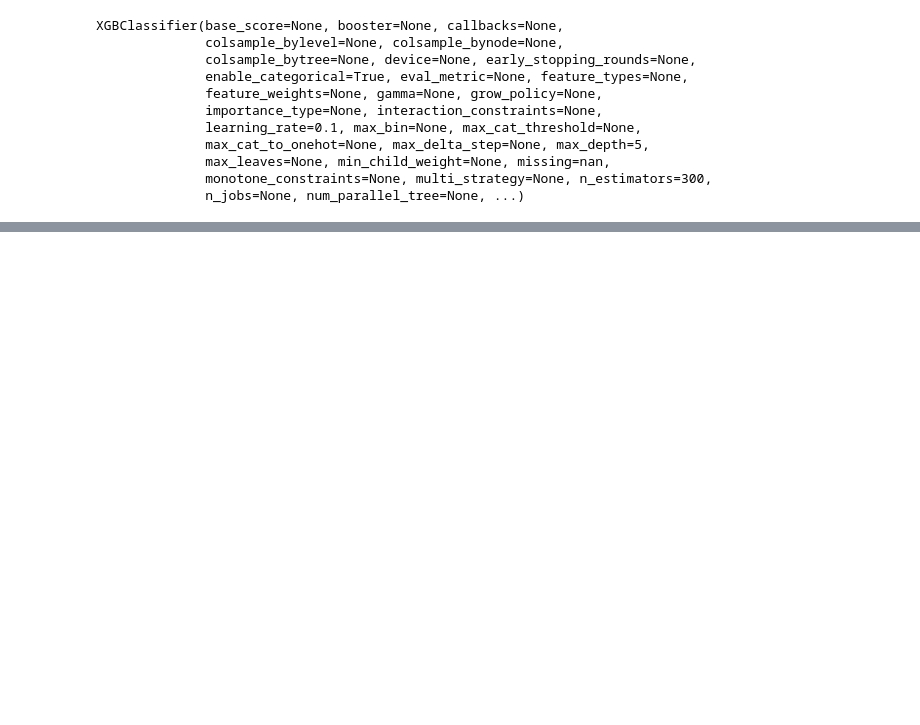
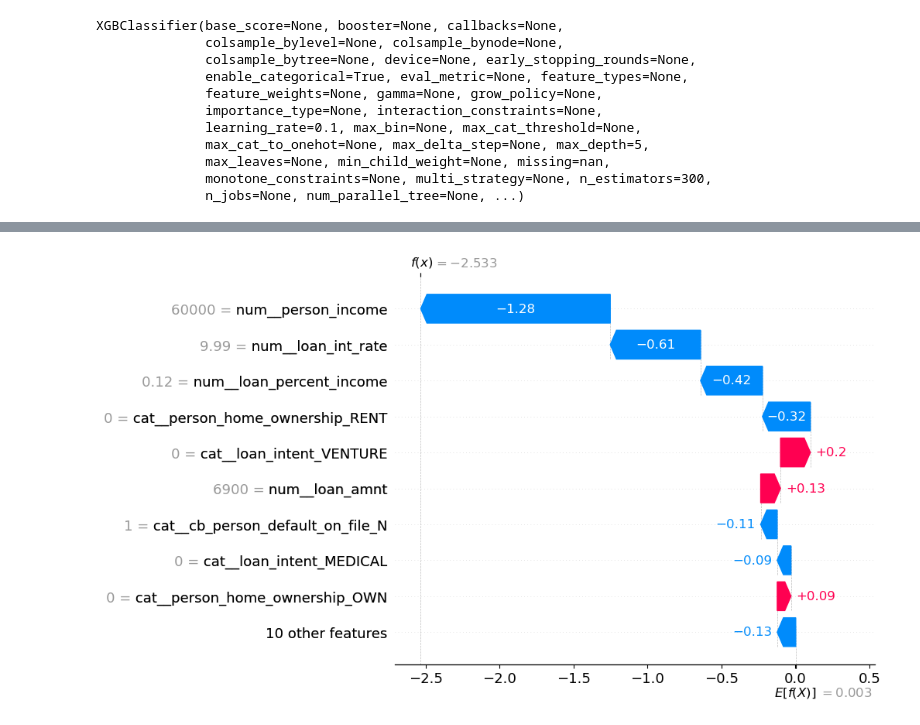
Before and after one commit to Maanit5117/Credit-Risk-Analyzer, a Jupyter notebook: Credit_Risk.ipynb, the cells around one changed output, grey strips where cells are left out. Saved outputs shown, nothing was run; the diff lists cells and outputs as text; code cells hidden in the pictures; blank space fills up the shorter version.

```diff
--- a/Credit_Risk.ipynb
+++ b/Credit_Risk.ipynb
@@ -479,0 +487,12 @@ explainer = shap.TreeExplainer(xgb_classifier)
+# %%
+row_index = 5
+
+shap.plots.waterfall(
+    shap.Explanation(
+    values=shap_values[row_index],
+    base_values=explainer.expected_value,
+    data=X_test_df.iloc[row_index],
+    feature_names=feature_names
+))
+# %% [output]
+[figure, added]
```
Also changed, not shown: parts of 12 cells of this notebook, 11 other files.
